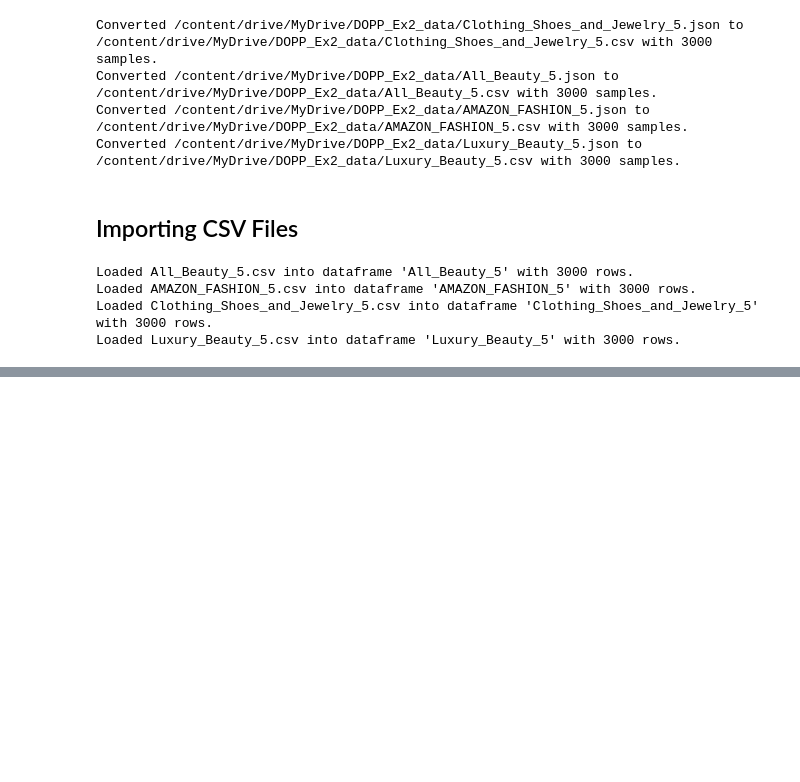
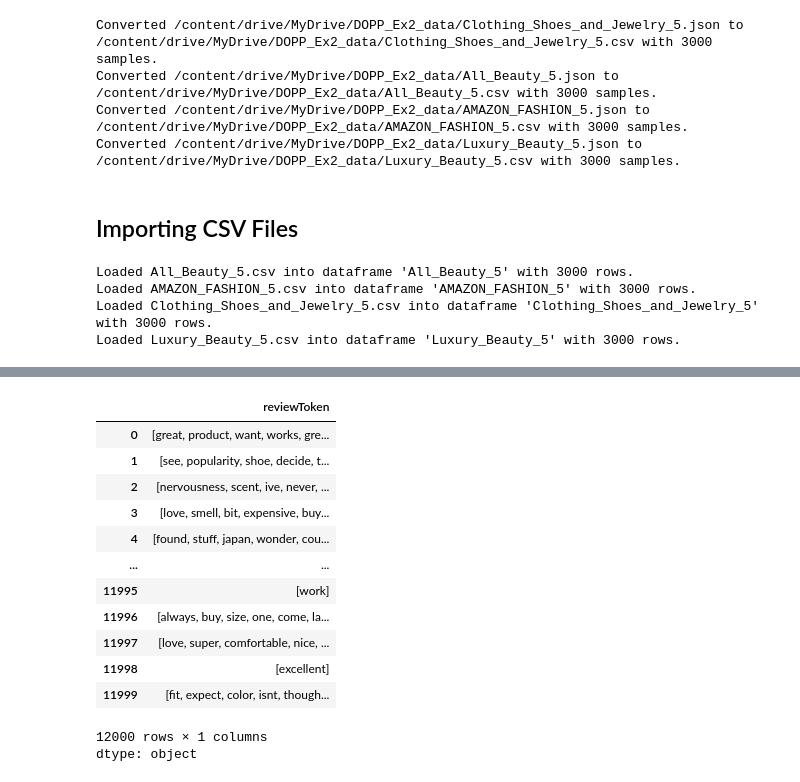
Before and after one commit to lebe1/text-oriented-data-science-project, a Jupyter notebook: Data_Preparation.ipynb, the cells around one changed output, grey strips where cells are left out. Cells and saved outputs as stored; diff of their text form; code cells hidden in the pictures; blank space fills up the shorter version.

```diff
--- a/Data_Preparation.ipynb
+++ b/Data_Preparation.ipynb
@@ -149,0 +212,17 @@ combined_df.head(15)
+# %%
+combined_df['reviewToken'].head(10)
+# %% [output]
+|  | reviewToken |
+| 0 | [great, product, want, works, gre... |
+| 1 | [see, popularity, shoe, decide, t... |
+| 2 | [nervousness, scent, ive, never, ... |
+| 3 | [love, smell, bit, expensive, buy... |
+| 4 | [found, stuff, japan, wonder, cou... |
+| ... | ... |
+| 11995 | [work] |
+| 11996 | [always, buy, size, one, come, la... |
+| 11997 | [love, super, comfortable, nice, ... |
+| 11998 | [excellent] |
+| 11999 | [fit, expect, color, isnt, though... |
+12000 rows × 1 columns
+dtype: object
```
Also changed, not shown: parts of 14 cells of this notebook.
